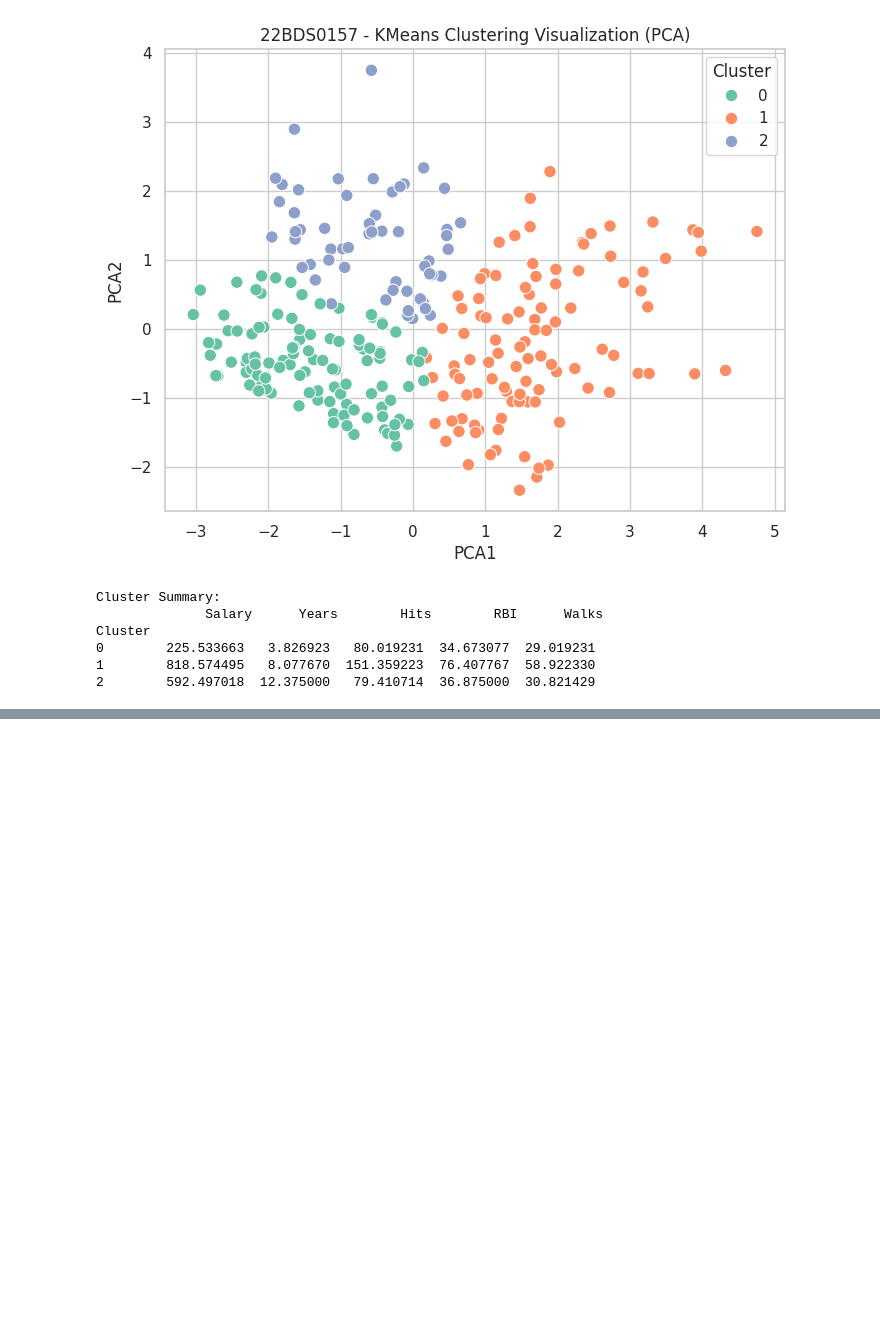
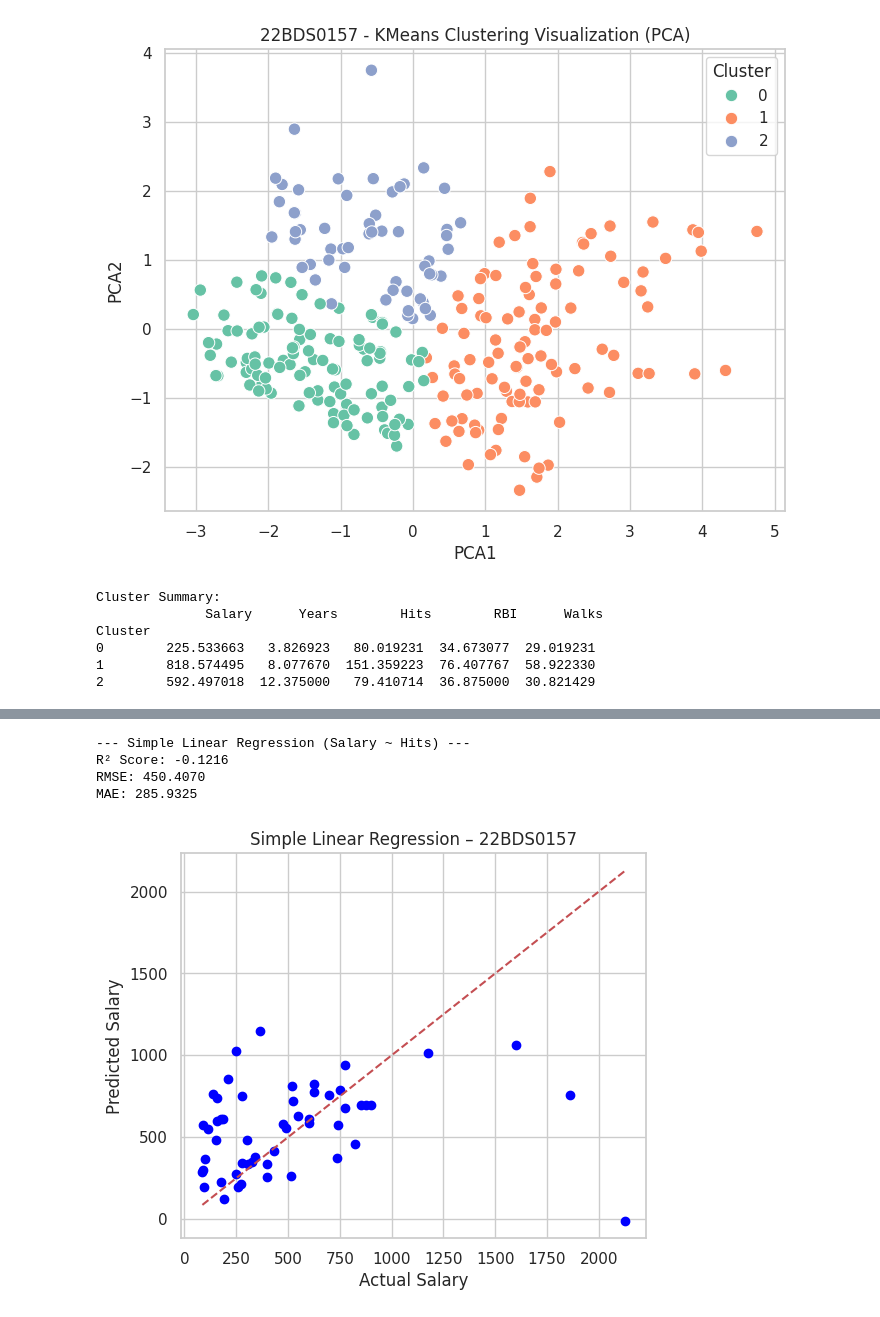
Before and after one commit to utkarshzy/EDA_project_22BDS0157, a Jupyter notebook: 22BDS0157.ipynb, the cells around one changed output, grey strips where cells are left out. Saved outputs shown, nothing was run; the diff lists cells and outputs as text; code cells hidden in the pictures; blank space fills up the shorter version.

```diff
--- a/22BDS0157.ipynb
+++ b/22BDS0157.ipynb
@@ -571,0 +609,28 @@ Cluster
+# %%
+# Simple Linear Regression (SLR)
+X_slr = df[['Hits']]
+y = df['Salary']
+X_train, X_test, y_train, y_test = train_test_split(X_slr, y, test_size=0.2, random_state=42)
+slr = LinearRegression()
+slr.fit(X_train, y_train)
+y_pred_slr = slr.predict(X_test)
+r2_slr = r2_score(y_test, y_pred_slr)
+rmse_slr = np.sqrt(mean_squared_error(y_test, y_pred_slr))
+mae_slr = mean_absolute_error(y_test, y_pred_slr)
+print("\n--- Simple Linear Regression (Salary ~ Hits) ---")
+print(f"R² Score: {r2_slr:.4f}")
+print(f"RMSE: {rmse_slr:.4f}")
+print(f"MAE: {mae_slr:.4f}")
+plt.figure(figsize=(6,5))
+plt.scatter(y_test, y_pred_slr, color='blue')
+plt.plot([y_test.min(), y_test.max()], [y_test.min(), y_test.max()], 'r--')
+plt.title("Simple Linear Regression – 22BDS0157")
+plt.xlabel("Actual Salary")
+plt.ylabel("Predicted Salary")
+plt.show()
+# %% [output]
+--- Simple Linear Regression (Salary ~ Hits) ---
+R² Score: -0.1216
+RMSE: 450.4070
+MAE: 285.9325
+[figure, added]
```
Also changed, not shown: parts of 6 cells of this notebook.
